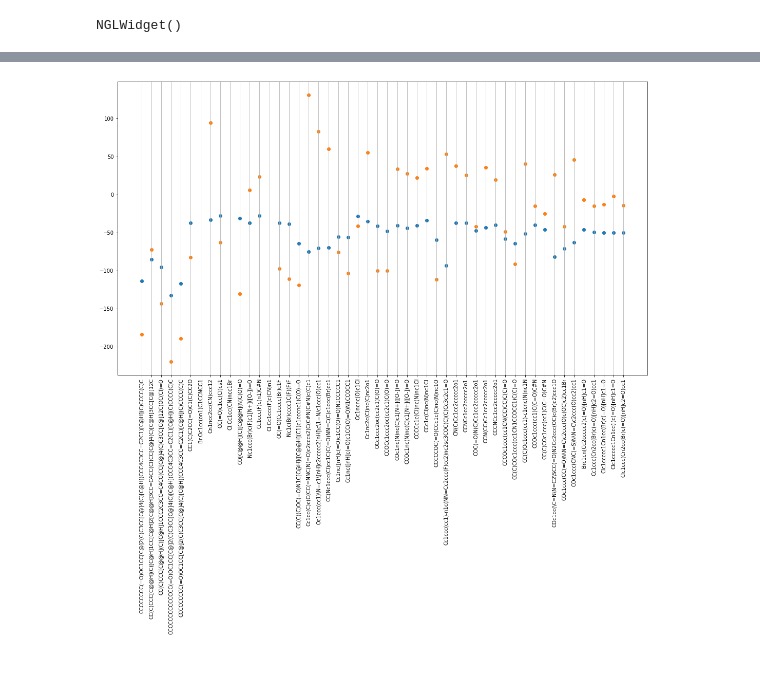
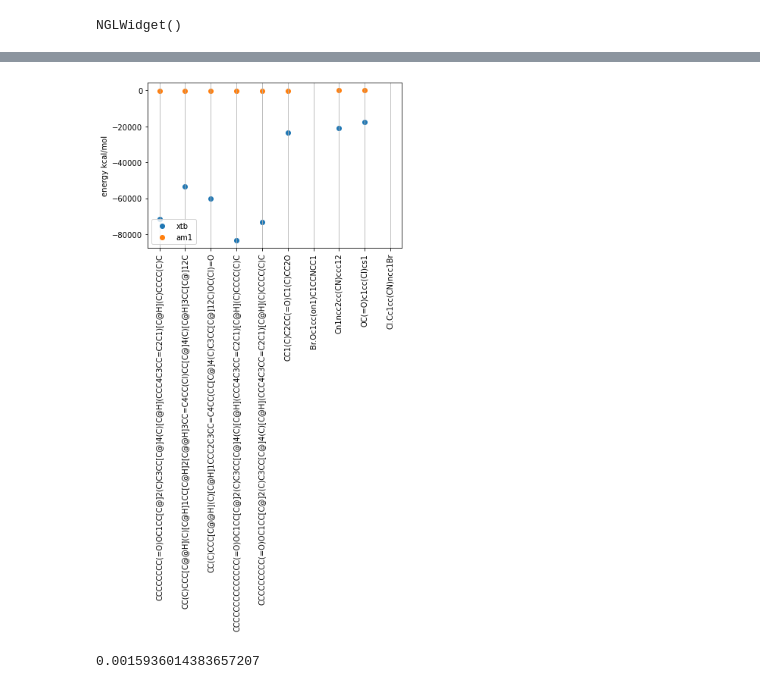
Before and after one commit to dance-pipeline/dance, a Jupyter notebook: benchmarking/xtb_am1_compare.ipynb, the cells around one changed output, grey strips where cells are left out. Cells and saved outputs as stored; diff of their text form; code cells hidden in the pictures.

```diff
--- a/benchmarking/xtb_am1_compare.ipynb
+++ b/benchmarking/xtb_am1_compare.ipynb
@@ -6,7 +7,7 @@ from qcelemental.models.common_models import Model
 from openeye import oequacpac, oechem
 # %%
 # for adaptation to script, loop this variable over a file
-sm_mol = "CCO"
+sm_mol = "C"
 # %%
 # make a off toolkit molecule
 molecule = Molecule.from_smiles(sm_mol)
@@ -48,15 +89,18 @@ def get_xtb(mol):
     qc_task = AtomicInput(molecule=qc_mol, driver="energy", model=xtb_model)
 
     result = qcengine.compute(input_data=qc_task, program="xtb")
-    return result.dict()["properties"]["return_energy"]
 
+    # xtb returns energy in hartree
+    return result.return_result * qcel.constants.conversion_factor("hartree", "kcal/mol")
+
+import math
 
 def get_am1(mol):
     oe_mol = mol.to_openeye()
     calc = oequacpac.OEAM1()
     result = oequacpac.OEAM1Results()
     calc.CalcAM1(result, oe_mol)
-
+    # am1 returns energy in kcal/mol
     return result.GetEnergy()
 
 def getEnergies(sm_mol : str) -> ("xtb energy", "am1 energy"):
@@ -78,7 +127,7 @@ xtb_en = []
 am1_en = []
 data = {}
 
-number = 50 #float("inf") # for every line
+number = 10 #float("inf") # for every line
 cnt = 0
 
 with open(filename) as inputs:
@@ -187,13 +189,19 @@ bond order: 1, chiral: False to atom atomic num: 1, name: , idx: 29, aromatic: F
 # %%
-plt.scatter(mols, xtb_en)
-plt.scatter(mols, am1_en)
+scat_xtb = plt.scatter(mols, xtb_en)
+scat_am1 = plt.scatter(mols, am1_en)
+plt.legend((scat_xtb, scat_am1), ("xtb", "am1"))
+plt.ylabel("energy kcal/mol")
 plt.xticks(rotation=90)
 fig = plt.gcf()
-fig.set_size_inches(18.5, 10.5)
+#fig.set_size_inches(18.5, 10.5)
 plt.grid(axis="x")
 plt.show()
 # %% [output]
-[figure, old version]
+[figure, new version]
+# %%
+qcel.constants.conversion_factor("kcal/mol", "hartree")
+# %% [output]
+0.0015936014383657207
 # %%
 # pickle the data
 import pickle
```
Also changed, not shown: parts of 7 cells of this notebook, 3 other files.
